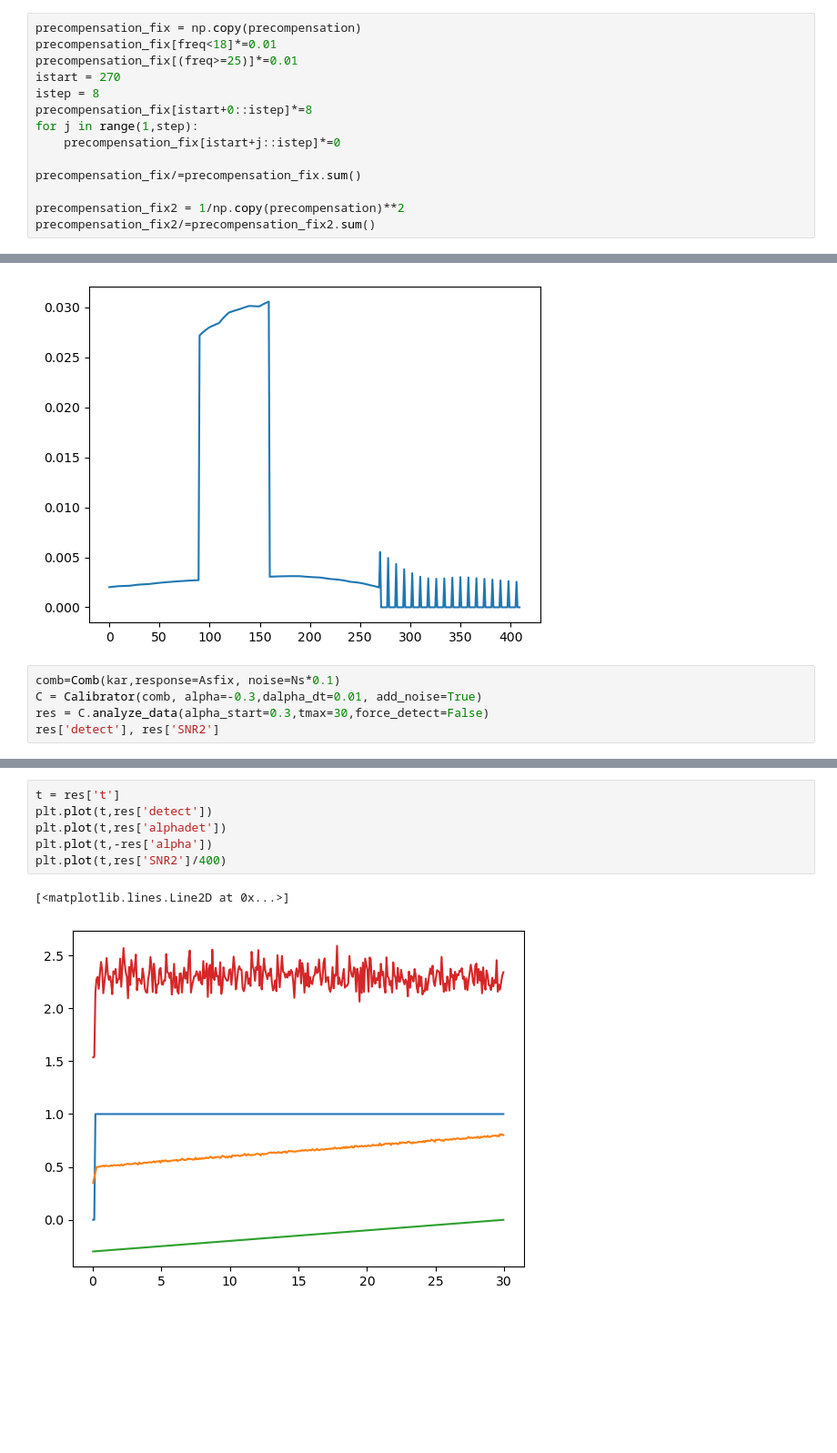
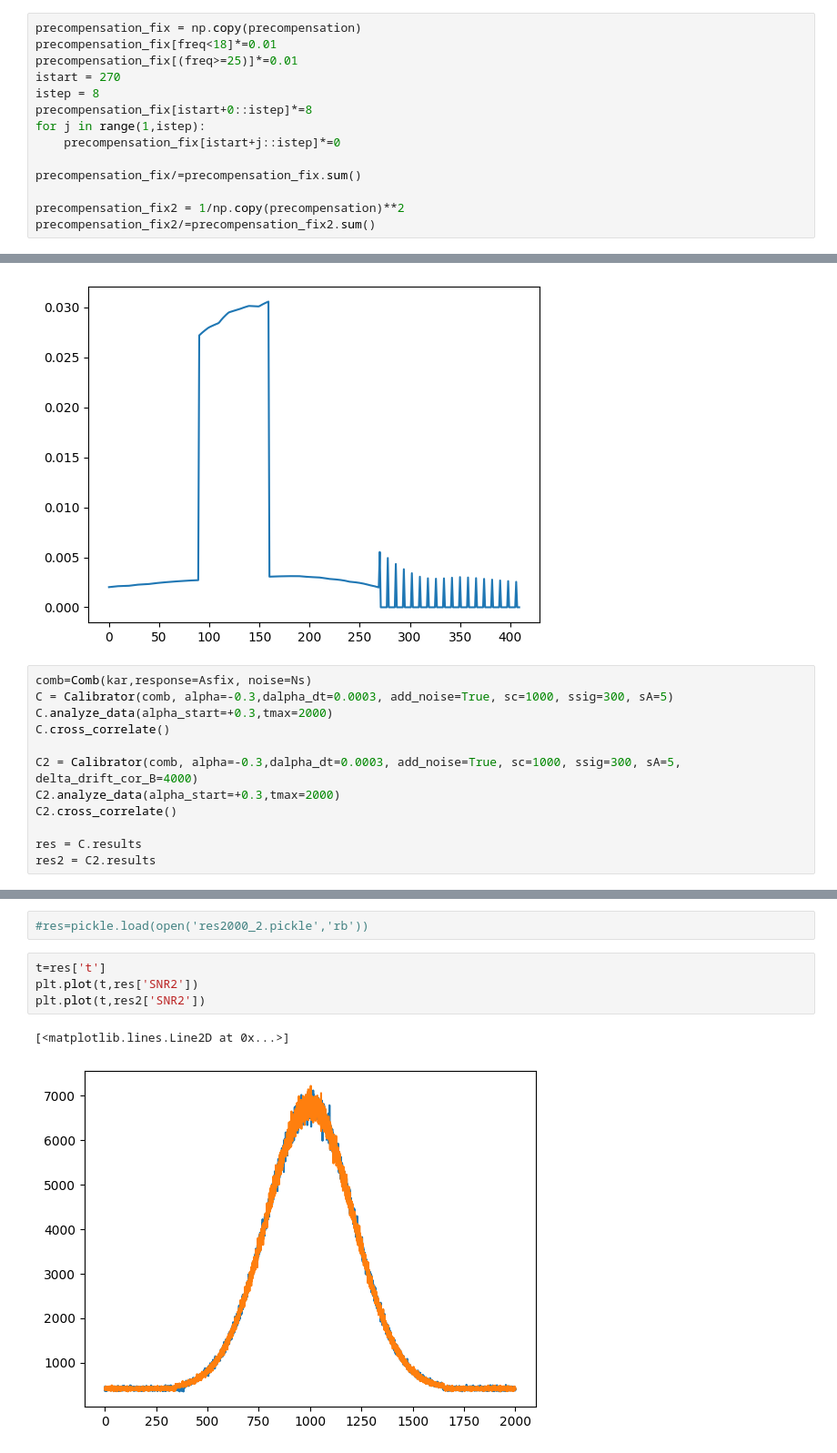
Before and after one commit to lusee-night/notebooks, a Jupyter notebook: calibrator/pfb_detect_ng.ipynb, the cells around one changed output, grey strips where cells are left out. Shown at 91% size. Saved outputs shown, nothing was run; the diff lists cells and outputs as text; blank space fills up the shorter version.

```diff
--- a/calibrator/pfb_detect_ng.ipynb
+++ b/calibrator/pfb_detect_ng.ipynb
@@ -95,7 +93,7 @@ precompensation_fix[(freq>=25)]*=0.01
 istart = 270
 istep = 8
 precompensation_fix[istart+0::istep]*=8
-for j in range(1,step):
+for j in range(1,istep):
     precompensation_fix[istart+j::istep]*=0
 
 precompensation_fix/=precompensation_fix.sum()
@@ -118,8 +116,15 @@ plt.plot(Asfix/Ns)
 [<matplotlib.lines.Line2D at 0x...>]
 [figure]
 # %%
-comb=Comb(kar,response=Asfix, noise=Ns*0.1)
-C = Calibrator(comb, alpha=-0.3,dalpha_dt=0.01, add_noise=True)
-res = C.analyze_data(alpha_start=0.3,tmax=30,force_detect=False)
-res['detect'], res['SNR2']
+comb=Comb(kar,response=Asfix, noise=Ns)
+C = Calibrator(comb, alpha=-0.3,dalpha_dt=0.0003, add_noise=True, sc=1000, ssig=300, sA=5)
+C.analyze_data(alpha_start=+0.3,tmax=2000)
+C.cross_correlate()
+
+C2 = Calibrator(comb, alpha=-0.3,dalpha_dt=0.0003, add_noise=True, sc=1000, ssig=300, sA=5, delta_drift_cor_B=4000)
+C2.analyze_data(alpha_start=+0.3,tmax=2000)
+C2.cross_correlate()
+
+res = C.results
+res2 = C2.results
 # %% [output]
@@ -145,9 +135,9 @@ FD mean: -81133.31237928713 SD mean: -217406726278.46295
+# %%
+#res=pickle.load(open('res2000_2.pickle','rb'))
 # %%
-t = res['t']
-plt.plot(t,res['detect'])
-plt.plot(t,res['alphadet'])
-plt.plot(t,-res['alpha'])
-plt.plot(t,res['SNR2']/400)
+t=res['t']
+plt.plot(t,res['SNR2'])
+plt.plot(t,res2['SNR2'])
 # %% [output]
 [<matplotlib.lines.Line2D at 0x...>]
-[figure, old version]
+[figure, new version]
```
Also changed, not shown: parts of 15 cells of this notebook, 4 other files.
